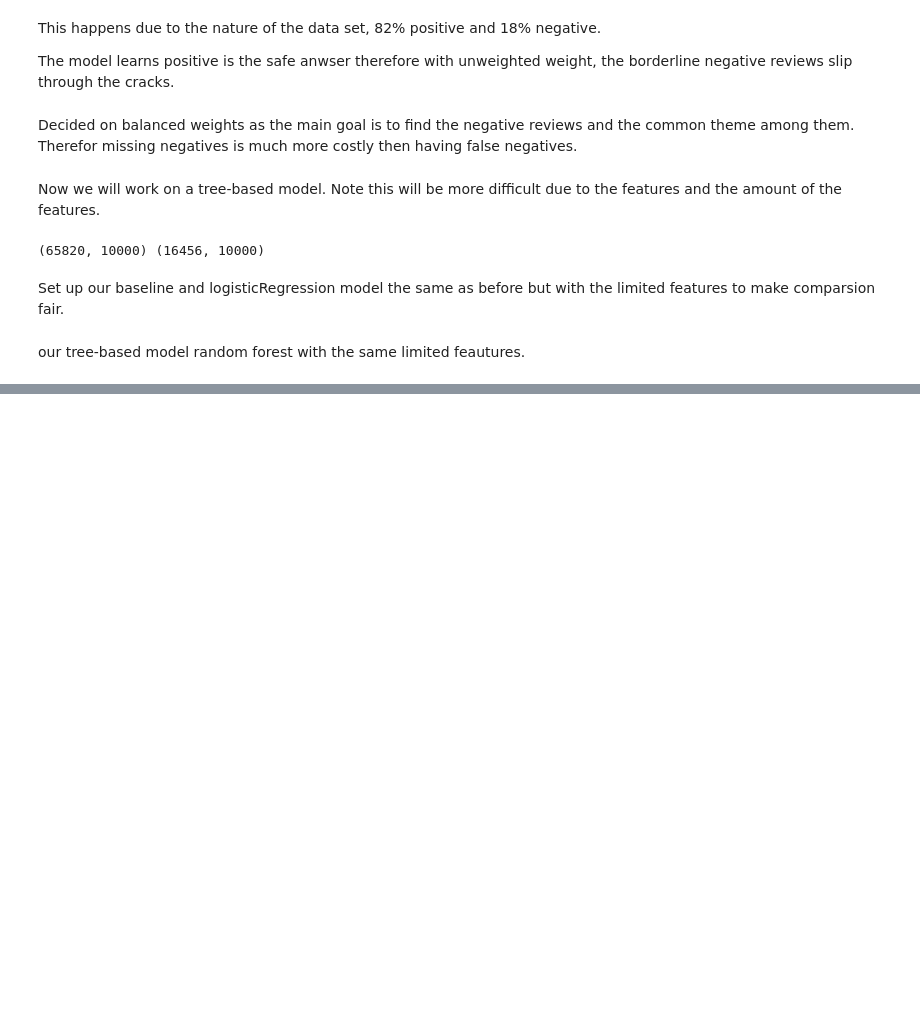
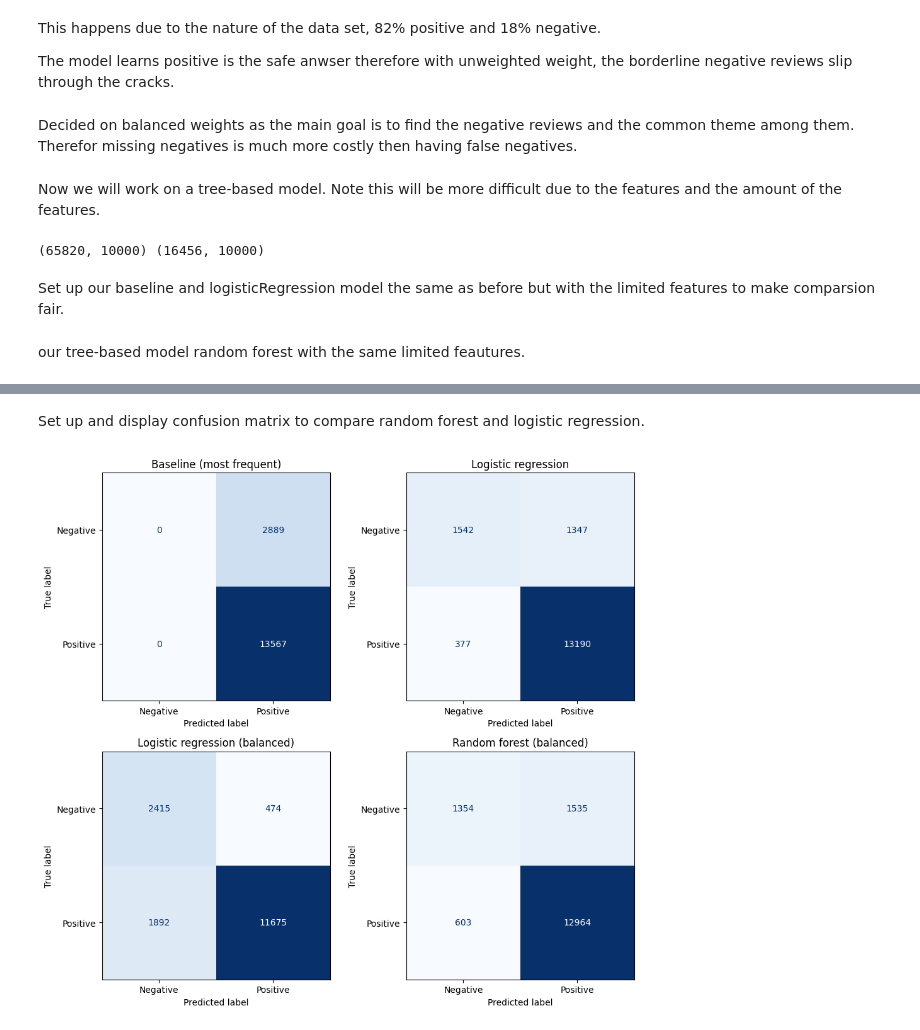
Before and after one commit to aramisHernandez1/CSC571-Report2, a Jupyter notebook: Main.ipynb, the cells around one changed output, grey strips where cells are left out. Saved outputs shown, nothing was run; the diff lists cells and outputs as text; code cells hidden in the pictures; blank space fills up the shorter version.

Commit message:
Updating figures

```diff
--- a/Main.ipynb
+++ b/Main.ipynb
@@ -28,26 +28,30 @@ Firstly 6.4M rows is far to great to work with.
 
 Want to take a subsample of rows and ensure its random as data is sorted by game.
 # %%
+PLACEHOLDER = "Early Access Review" #Note: Placeholder for some reviews that have this text in data set to note EA review
+n_raw = len(df)
+
+text = df["review_text"].str.strip() # Get rid of empty text
+keep = text.notna()  & (text != "") & (text != PLACEHOLDER) #Clean reviews, removing nulls, empty white space and our place holder reviews.
+df = df[keep]
+
+del text
+n_valid = len(df)
+
 seed = 42
-
-sample_df = df.sample(n = 100000, random_state = seed) #make sure we use a seed for reproducibility
+sample_df = df.sample(n = 200000, random_state = seed) #make sure we use a seed for reproducibility
 # %% [markdown]
 Next we will clean our data checking for duplicates, nulls, and empty strings, additionally wanted to look at review lenght.
 # %%
 cleaned_df = sample_df.copy()
+cleaned_df["review_text"] = cleaned_df["review_text"].str.strip()
 
-# Replace missing reviews
-if cleaned_df["review_text"].isnull().sum() > 0:
-    cleaned_df["review_text"] = cleaned_df["review_text"].fillna("No review text")
+# dedupe on lowercased text: TF-IDF lowercases, so "Good" and "good" would be identical twins
+cleaned_df["text_key"] = cleaned_df["review_text"].str.lower()
+cleaned_df = cleaned_df.drop_duplicates(subset="text_key").drop(columns="text_key")
+cleaned_df["review_length"] = cleaned_df["review_text"].str.len()
 
-# Remove empty reviews
-cleaned_df = cleaned_df[cleaned_df["review_text"].str.strip() != ""]
-
-# Remove duplicate reviews
-cleaned_df = cleaned_df.drop_duplicates(subset=["review_text"])
-
-# Calculate review length
-cleaned_df["review_length"] = cleaned_df["review_text"].str.len()
+print("placeholders left:", (cleaned_df["review_text"] == PLACEHOLDER).sum())   # must be 0
 # %% [markdown]
 download sklearn if not installed.
 # %%
@@ -258,0 +307,19 @@ rf_model.fit(x_train_cap, y_train)
+# %% [markdown]
+Set up and display confusion matrix to compare random forest and logistic regression.
+# %%
+import matplotlib.pyplot as plt
+from sklearn.metrics import ConfusionMatrixDisplay
+
+fig, axes = plt.subplots(2, 2, figsize=(10, 9))
+panels = [("Baseline (most frequent)", baseline), ("Logistic regression", lr_plain),
+          ("Logistic regression (balanced)", lr_bal), ("Random forest (balanced)", rf_model)]
+for ax, (title, model) in zip(axes.ravel(), panels):
+    ConfusionMatrixDisplay.from_estimator(
+        model, x_test_cap, y_test, labels=[-1, 1],
+        display_labels=["Negative", "Positive"], ax=ax, colorbar=False, cmap="Blues")
+    ax.set_title(title)
+plt.tight_layout()
+plt.savefig("figures/fig1_confusion_matrices.png", dpi=200)
+plt.show()
+# %% [output]
+[figure, added]
```
Also changed, not shown: parts of 11 cells of this notebook, 2 other files.
